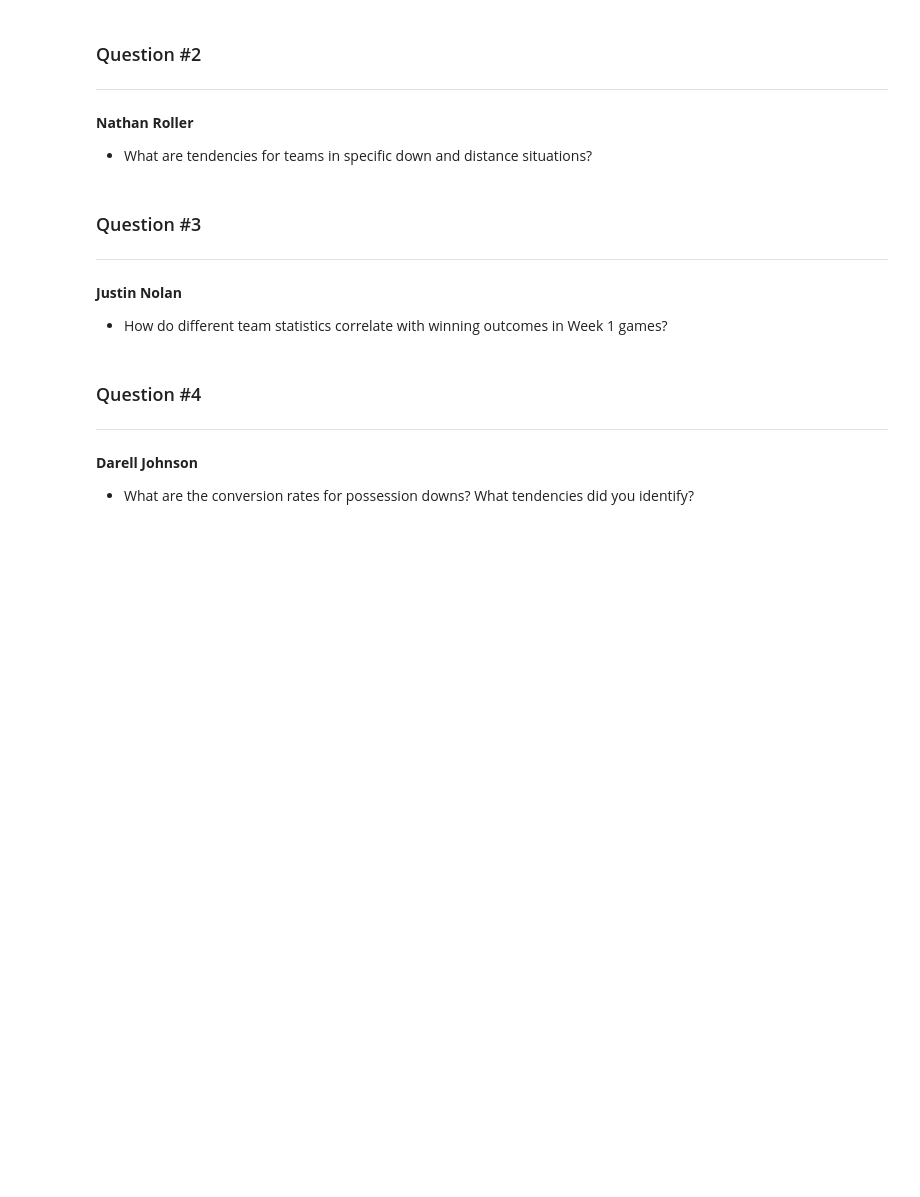
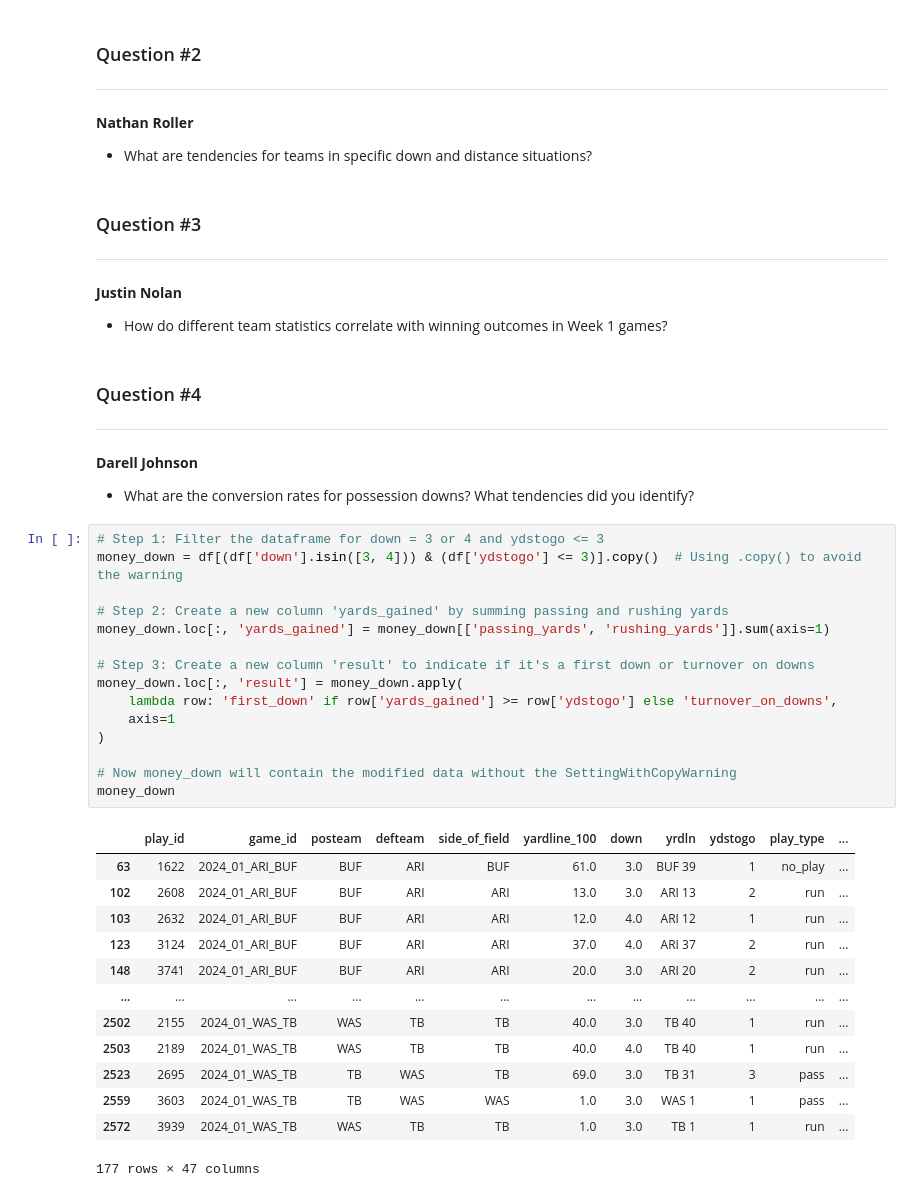
Before and after one commit to rollernathan/NFL_2024_Week_1, a Jupyter notebook: Project 3.ipynb, the cells around one changed output. Cells and saved outputs as stored; diff of their text form; blank space fills up the shorter version.

```diff
--- a/Project 3.ipynb
+++ b/Project 3.ipynb
@@ -36,3 +36,32 @@ df.head()
 **Darell Johnson**
 
 - What are the conversion rates for possession downs? What tendencies did you identify?
+# %%
+# Step 1: Filter the dataframe for down = 3 or 4 and ydstogo <= 3
+money_down = df[(df['down'].isin([3, 4])) & (df['ydstogo'] <= 3)].copy()  # Using .copy() to avoid the warning
+
+# Step 2: Create a new column 'yards_gained' by summing passing and rushing yards
+money_down.loc[:, 'yards_gained'] = money_down[['passing_yards', 'rushing_yards']].sum(axis=1)
+
+# Step 3: Create a new column 'result' to indicate if it's a first down or turnover on downs
+money_down.loc[:, 'result'] = money_down.apply(
+    lambda row: 'first_down' if row['yards_gained'] >= row['ydstogo'] else 'turnover_on_downs',
+    axis=1
+)
+
+# Now money_down will contain the modified data without the SettingWithCopyWarning
+money_down
+# %% [output]
+|  | play_id | game_id | posteam | defteam | side_of_field | yardline_100 | down | yrdln | ydstogo | play_type | ... |
+| 63 | 1622 | 2024_01_ARI_BUF | BUF | ARI | BUF | 61.0 | 3.0 | BUF 39 | 1 | no_play | ... |
+| 102 | 2608 | 2024_01_ARI_BUF | BUF | ARI | ARI | 13.0 | 3.0 | ARI 13 | 2 | run | ... |
+| 103 | 2632 | 2024_01_ARI_BUF | BUF | ARI | ARI | 12.0 | 4.0 | ARI 12 | 1 | run | ... |
+| 123 | 3124 | 2024_01_ARI_BUF | BUF | ARI | ARI | 37.0 | 4.0 | ARI 37 | 2 | run | ... |
+| 148 | 3741 | 2024_01_ARI_BUF | BUF | ARI | ARI | 20.0 | 3.0 | ARI 20 | 2 | run | ... |
+| ... | ... | ... | ... | ... | ... | ... | ... | ... | ... | ... | ... |
+| 2502 | 2155 | 2024_01_WAS_TB | WAS | TB | TB | 40.0 | 3.0 | TB 40 | 1 | run | ... |
+| 2503 | 2189 | 2024_01_WAS_TB | WAS | TB | TB | 40.0 | 4.0 | TB 40 | 1 | run | ... |
+| 2523 | 2695 | 2024_01_WAS_TB | TB | WAS | TB | 69.0 | 3.0 | TB 31 | 3 | pass | ... |
+| 2559 | 3603 | 2024_01_WAS_TB | TB | WAS | WAS | 1.0 | 3.0 | WAS 1 | 1 | pass | ... |
+| 2572 | 3939 | 2024_01_WAS_TB | WAS | TB | TB | 1.0 | 3.0 | TB 1 | 1 | run | ... |
+177 rows × 47 columns
```
Also changed, not shown: parts of 3 cells of this notebook.
